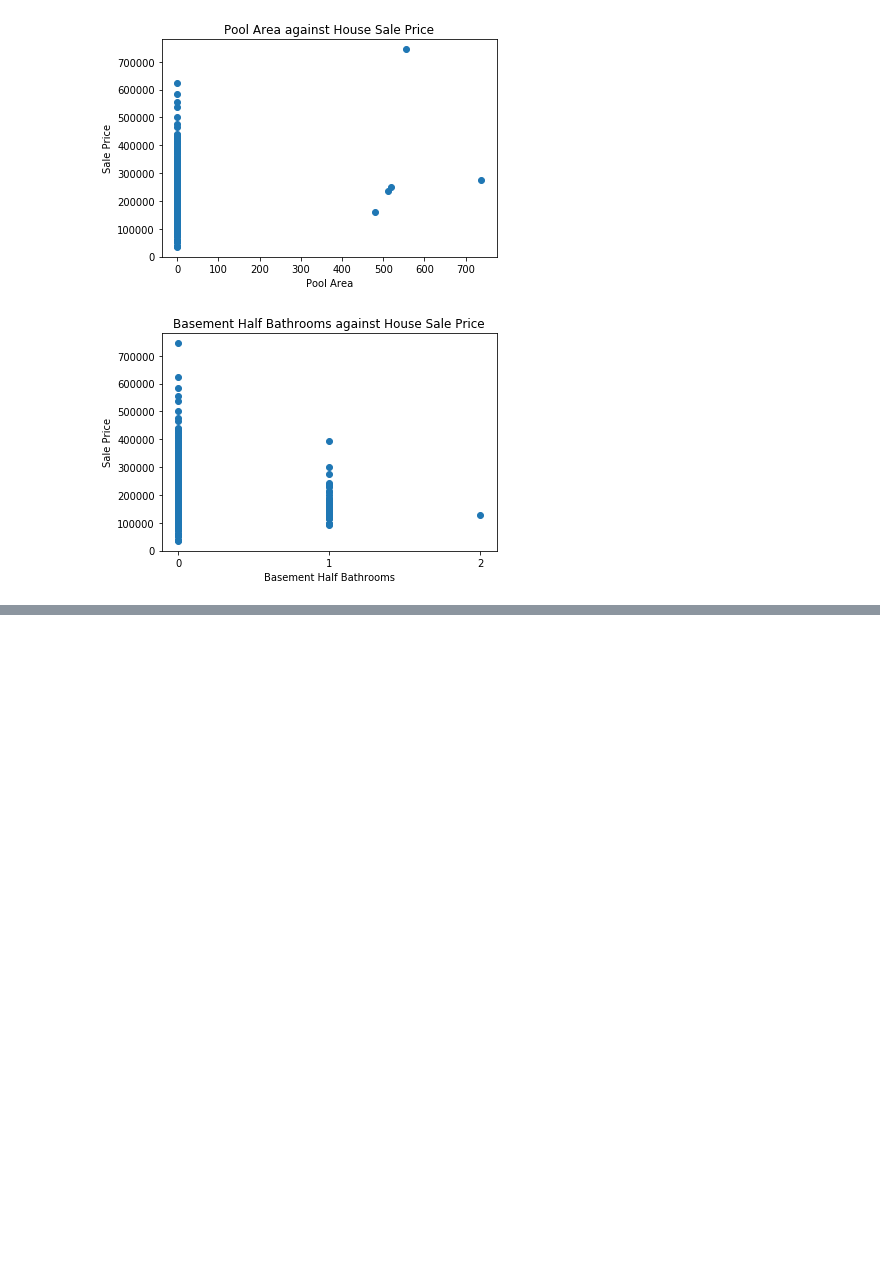
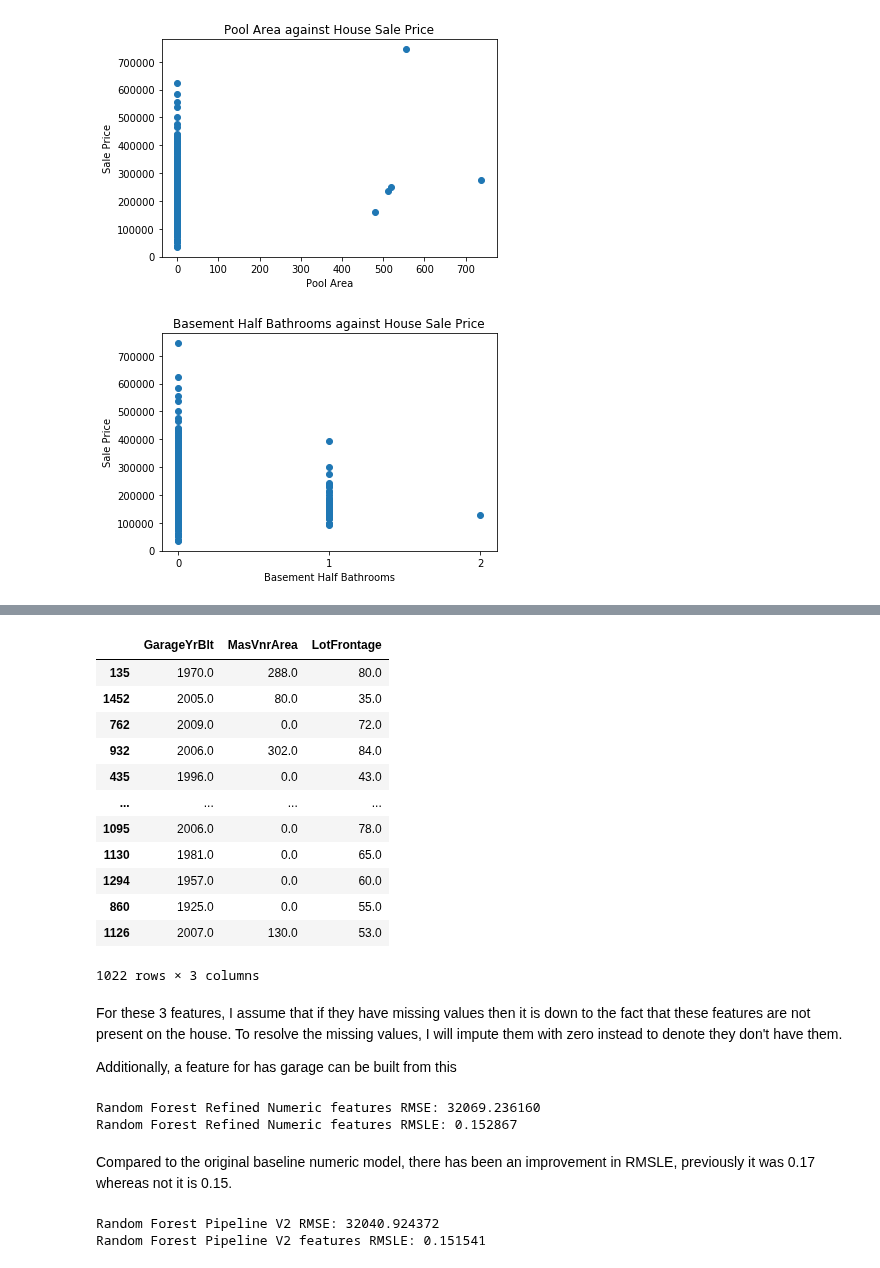
Before and after one commit to Ryan95Z/ml-house-prices, a Jupyter notebook: notebooks/4. Feature Engineering v2.ipynb, the cells around one changed output, grey strips where cells are left out. Saved outputs shown, nothing was run; the diff lists cells and outputs as text; code cells hidden in the pictures; blank space fills up the shorter version.

```diff
--- a/notebooks/4. Feature Engineering v2.ipynb
+++ b/notebooks/4. Feature Engineering v2.ipynb
@@ -364,0 +365,3 @@ Out of the numeric feautres, I will remove `BsmtHalfBath`, `PoolArea1` and `Kitc
+# %%
+numeric_features_refined = numeric_features.copy()
+numeric_features_refined.drop(['BsmtHalfBath', 'PoolArea', 'KitchenAbvGr'], axis=1, inplace=True)
@@ -364,0 +388,31 @@ Out of the numeric feautres, I will remove `BsmtHalfBath`, `PoolArea1` and `Kitc
+# %%
+cols_with_missing_values = ['GarageYrBlt', 'MasVnrArea', 'LotFrontage']
+numeric_features_refined[cols_with_missing_values]
+# %% [output]
+|  | GarageYrBlt | MasVnrArea | LotFrontage |
+| 135 | 1970.0 | 288.0 | 80.0 |
+| 1452 | 2005.0 | 80.0 | 35.0 |
+| 762 | 2009.0 | 0.0 | 72.0 |
+| 932 | 2006.0 | 302.0 | 84.0 |
+| 435 | 1996.0 | 0.0 | 43.0 |
+| ... | ... | ... | ... |
+| 1095 | 2006.0 | 0.0 | 78.0 |
+| 1130 | 1981.0 | 0.0 | 65.0 |
+| 1294 | 1957.0 | 0.0 | 60.0 |
+| 860 | 1925.0 | 0.0 | 55.0 |
+| 1126 | 2007.0 | 130.0 | 53.0 |
+1022 rows × 3 columns
+# %% [markdown]
+For these 3 features, I assume that if they have missing values then it is down to the fact that these features are not present on the house. To resolve the missing values, I will impute them with zero instead to denote they don't have them.
+
+Additionally, a feature for has garage can be built from this
+# %%
+numeric_features_refined.fillna(0, inplace=True)
+scores = cross_val_regression(transformer, numeric_features_refined, y_train)
+print('Random Forest Refined Numeric features RMSE: {:.6f}'.format(scores['rmse']))
+print('Random Forest Refined Numeric features RMSLE: {:6f}'.format(scores['rmlse']))
+# %% [output]
+Random Forest Refined Numeric features RMSE: 32069.236160
+Random Forest Refined Numeric features RMSLE: 0.152867
+# %% [markdown]
+Compared to the original baseline numeric model, there has been an improvement in RMSLE, previously it was 0.17 whereas not it is 0.15.
@@ -364,0 +434,7 @@ Out of the numeric feautres, I will remove `BsmtHalfBath`, `PoolArea1` and `Kitc
+# %%
+scores = cross_val_regression(transformer, X_train_processed_v2, y_train)
+print('Random Forest Pipeline V2 RMSE: {:.6f}'.format(scores['rmse']))
+print('Random Forest Pipeline V2 features RMSLE: {:6f}'.format(scores['rmlse']))
+# %% [output]
+Random Forest Pipeline V2 RMSE: 32040.924372
+Random Forest Pipeline V2 features RMSLE: 0.151541
```
Also changed, not shown: parts of 12 cells of this notebook.
